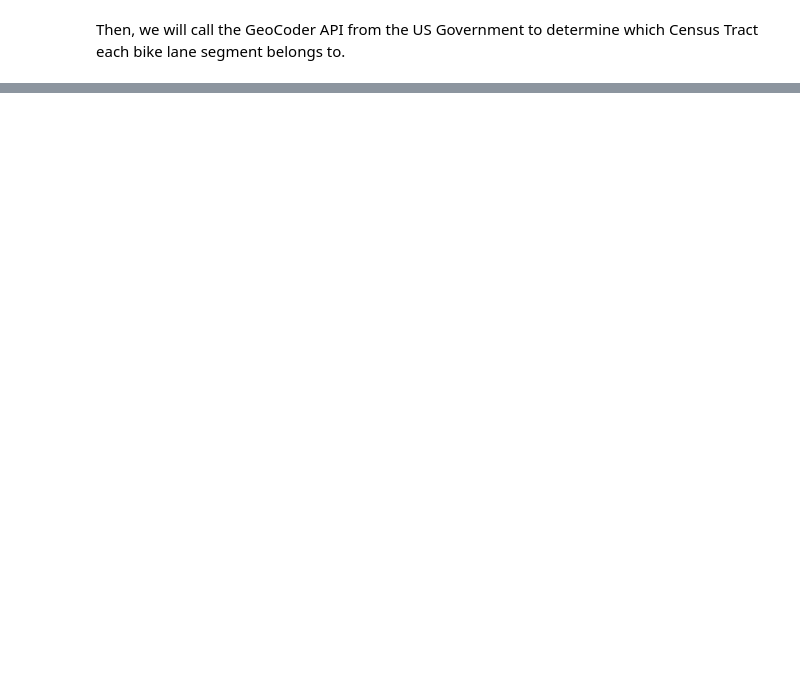
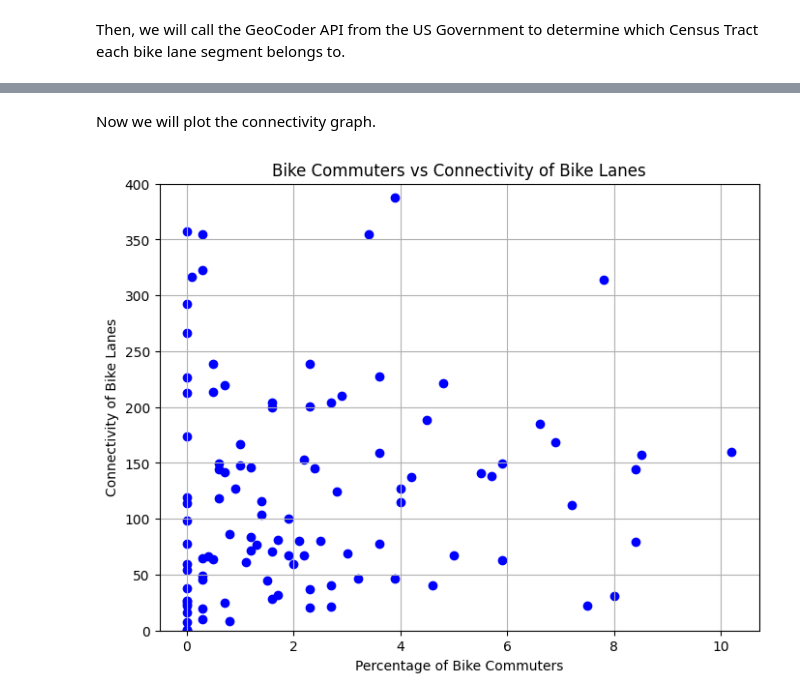
Before and after one commit to BU-CS210A-S23/ds-livable-streets-infra, a Jupyter notebook: sp24-team-c/deliverables/bikelane applied/mid-sem-report.ipynb, the cells around one changed output, grey strips where cells are left out. Drawn from its saved outputs; the diff is of its cells as text; code cells hidden in the pictures; blank space fills up the shorter version.

Commit message:
some preliminary data processing

```diff
--- a/sp24-team-c/deliverables/bikelane applied/mid-sem-report.ipynb
+++ b/sp24-team-c/deliverables/bikelane applied/mid-sem-report.ipynb
@@ -29,0 +58,6 @@ Census Tract: 1301.01
+# %%
+import pandas as pd
+
+data = pd.read_csv('census_tracts.txt', header=None)
+df['census'] = data
+df.head()
@@ -29,0 +195,25 @@ Census Tract: 1301.01
+# %%
+frequency_trend = []
+
+row = commute.iloc[0]
+
+for col, val in row.items():
+    if val == '-':
+        continue
+    cen = float(col)
+    if cen in census_bikelane_freq:
+        frequency_trend.append( (float(val.strip('%')), census_bikelane_freq[cen]) )
+    # print(f"Column name: {col}, Value: {val}")
+
+connectivity_trend = []
+for col, val in row.items():
+    if val == '-':
+        continue
+    cen = float(col)
+    if cen in census_bikelane_connectivity:
+        connectivity_trend.append( (float(val.strip('%')), census_bikelane_connectivity[cen]) )
+    # print(f"Column name: {col}, Value: {val}")
+
+print(frequency_trend)
+print(connectivity_trend)
+# print(commute.iloc[0]['8.06'])
@@ -29,0 +241,18 @@ Census Tract: 1301.01
+# %% [markdown]
+Now we will plot the connectivity graph.
+# %%
+import matplotlib.pyplot as plt
+
+bike_usage = [item[0] for item in connectivity_trend]  # percentage of bike commuters
+lane_connectivity = [item[1] for item in connectivity_trend]  # freq of bike lanes
+
+plt.figure(figsize=(8, 6))
+plt.scatter(bike_usage, lane_connectivity, marker='o', color='blue')
+plt.ylim(0, 400)
+plt.xlabel('Percentage of Bike Commuters')
+plt.ylabel('Connectivity of Bike Lanes')
+plt.title('Bike Commuters vs Connectivity of Bike Lanes')
+plt.grid(True)
+plt.show()
+# %% [output]
+[figure, added]
```
Also changed, not shown: parts of 14 cells of this notebook, 3 other files.
